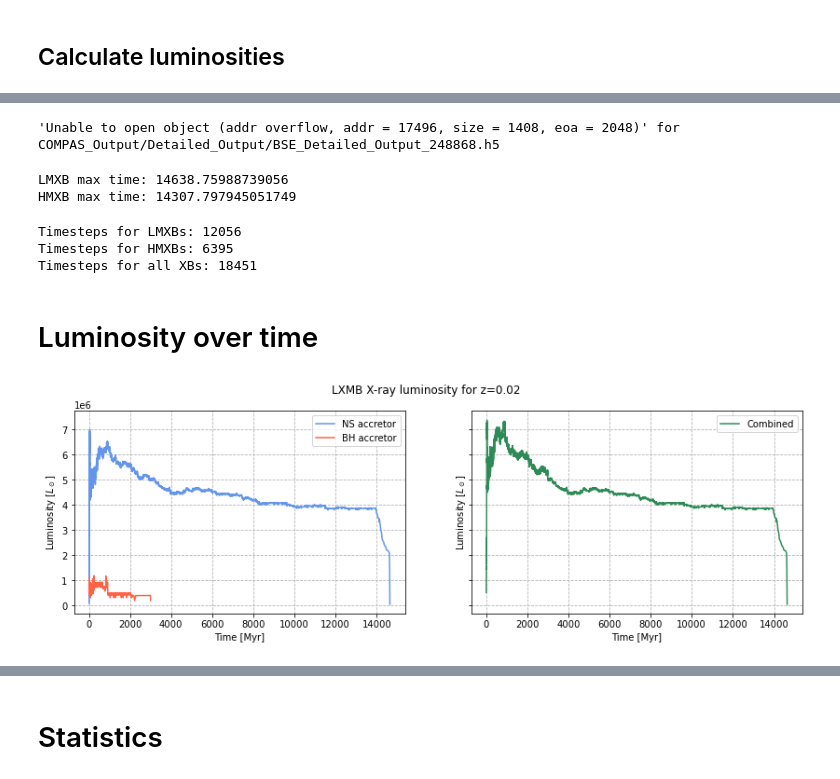
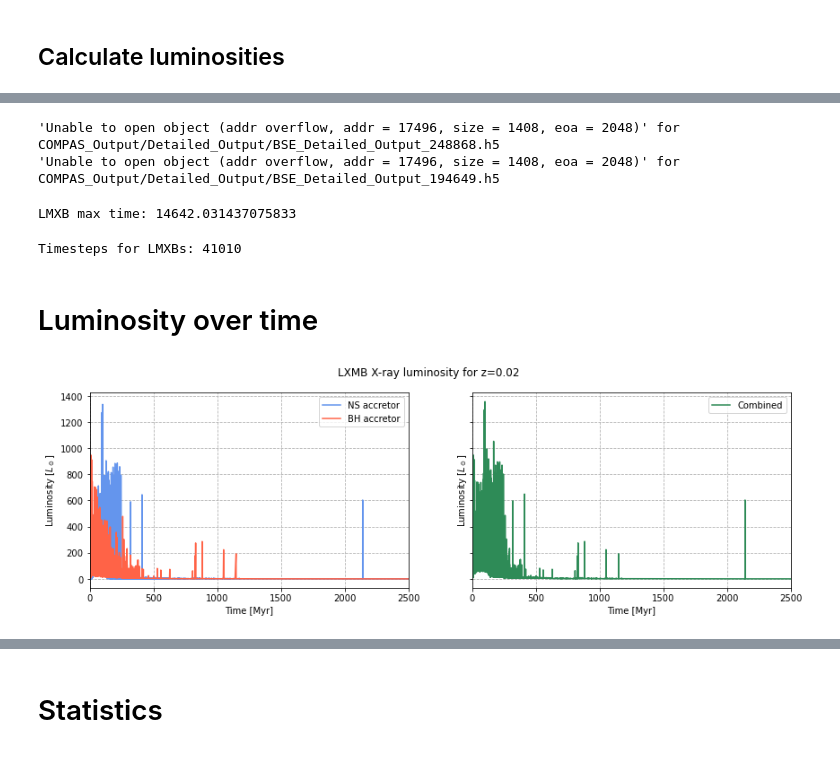
Before and after one commit to maja-jablonska/XRayLuminosity, a Jupyter notebook: X-ray luminosity.ipynb, the cells around one changed output, grey strips where cells are left out. Saved outputs shown, nothing was run; the diff lists cells and outputs as text; code cells hidden in the pictures.

```diff
--- a/X-ray luminosity.ipynb
+++ b/X-ray luminosity.ipynb
@@ -101,3 +134,8 @@ def eddington_rate(ledd: np.float64,
+# %%
+BH_ETA_BOL: np.float64 = np.float64(0.8)
+BH_EPSILON: np.float64 = np.float64(0.5)
+NH_ETA_BOL: np.float64 = np.float64(0.55)
+NH_EPSILON: np.float64 = np.float64(1.)
 # %% [markdown]
 The formulas from luminosities were taken from ().
 
@@ -311,7 +378,6 @@ def process_all_files(output_files_path: str) -> Tuple[pd.DataFrame, pd.DataFram
     """
 
     lmxb_array = []
-    hmxb_array = []
 
     for f in glob.glob(f'{output_files_path}/BSE_Detailed_Output_*.h5'):
         try:
@@ -321,9 +387,7 @@ def process_all_files(output_files_path: str) -> Tuple[pd.DataFrame, pd.DataFram
                 os.remove(f)
                 continue
 
-            if acc_data[0][2]>=3.0:
-                hmxb_array.extend(acc_data)
-            else:
+            if acc_data[0][2]<=10.0:
                 lmxb_array.extend(acc_data)
 
         except Exception as e:
@@ -332,17 +396,19 @@ def process_all_files(output_files_path: str) -> Tuple[pd.DataFrame, pd.DataFram
 
     lmxb = pd.DataFrame(lmxb_array,
                         columns=['start_donor_mass', 'start_acceptor_mass',
-                                 'donor_mass', 'donor_stellar_type', 'acceptor_stellar_type', 'luminosity',
+                                 'donor_mass', 'accretor_mass', 'donor_stellar_type', 'acceptor_stellar_type', 'luminosity',
+                                 'accretor_radius', 'accretion_rate',
                                  'start_time', 'end_time'])
-    hmxb = pd.DataFrame(hmxb_array,
-                        columns=['start_donor_mass', 'start_acceptor_mass',
-                                 'donor_mass', 'donor_stellar_type', 'acceptor_stellar_type', 'luminosity',
-                                 'start_time', 'end_time'])
+    # hmxb = pd.DataFrame(hmxb_array,
+    #                     columns=['start_donor_mass', 'start_acceptor_mass',
+    #                              'donor_mass', 'donor_stellar_type', 'acceptor_stellar_type', 'luminosity',
+    #                              'start_time', 'end_time'])
 
 
-    return lmxb, hmxb
+    return lmxb
 # %%
-lmxb, hmxb = process_all_files('COMPAS_Output/Detailed_Output');
+lmxb = process_all_files('COMPAS_Output/Detailed_Output');
 # %% [output]
 'Unable to open object (addr overflow, addr = 17496, size = 1408, eoa = 2048)' for COMPAS_Output/Detailed_Output/BSE_Detailed_Output_248868.h5
+'Unable to open object (addr overflow, addr = 17496, size = 1408, eoa = 2048)' for COMPAS_Output/Detailed_Output/BSE_Detailed_Output_194649.h5
 # %%
@@ -350,8 +416,7 @@ xb = pd.concat([lmxb, hmxb])
 # %%
 print(f'LMXB max time: {lmxb["end_time"].max()}')
-print(f'HMXB max time: {hmxb["end_time"].max()}')
+# print(f'HMXB max time: {hmxb["end_time"].max()}')
 # %% [output]
-LMXB max time: 14638.75988739056
-HMXB max time: 14307.797945051749
+LMXB max time: 14642.031437075833
 # %%
 lmxb_sorted = lmxb.sort_values(by=['end_time', 'start_time'])
@@ -360,15 +425,13 @@ xb_sorted = xb.sort_values(by=['end_time', 'start_time'])
 # %%
 lmxb_ages = len(lmxb_sorted['end_time'].unique())
-hmxb_ages = len(hmxb_sorted['end_time'].unique())
-xb_ages = len(xb_sorted['end_time'].unique())
+# hmxb_ages = len(hmxb_sorted['end_time'].unique())
+# xb_ages = len(xb_sorted['end_time'].unique())
 
 print(f'Timesteps for LMXBs: {lmxb_ages}')
-print(f'Timesteps for HMXBs: {hmxb_ages}')
-print(f'Timesteps for all XBs: {xb_ages}')
+# print(f'Timesteps for HMXBs: {hmxb_ages}')
+# print(f'Timesteps for all XBs: {xb_ages}')
 # %% [output]
-Timesteps for LMXBs: 12056
-Timesteps for HMXBs: 6395
-Timesteps for all XBs: 18451
+Timesteps for LMXBs: 41010
 # %%
 lmxb_sorted_ns = lmxb_sorted.loc[lmxb_sorted['acceptor_stellar_type']==13]
 lmxb_sorted_bh = lmxb_sorted.loc[lmxb_sorted['acceptor_stellar_type']==14]
@@ -406,22 +469,23 @@ xb_ages, xb_values = calculate_xb_luminosity(xb_sorted)
 # %%
 fig, ax = plt.subplots(ncols=2, nrows=1, figsize=(14, 4), sharey=True)
 
 fig.suptitle('LXMB X-ray luminosity for z=0.02')
 
 def plot_luminosities(ax, dataframes, labels, colors):
     for df_tuple, label, color in zip(dataframes, labels, colors):
         ages_df, values_df = df_tuple
         ax.plot(ages_df[:], values_df[:], label = label, color=color)
     ax.grid(linestyle = '--')
     ax.set_xlabel('Time [Myr]')
     ax.set_ylabel('Luminosity [$L_\odot$]')
     ax.legend()
+    ax.set_xlim(0, 2500.)
 
 plot_luminosities(ax[0],
                   [(lmxb_ns_ages, lmxb_ns_values),
                    (lmxb_bh_ages, lmxb_bh_values)],
                   ['NS accretor', 'BH accretor'],
                   ['cornflowerblue', 'tomato'])
 plot_luminosities(ax[1], [(lmxb_ages, lmxb_values)], ['Combined'], ['seagreen'])
 # %% [output]
-[figure, old version]
+[figure, new version]
```
Also changed, not shown: parts of 43 cells of this notebook.
